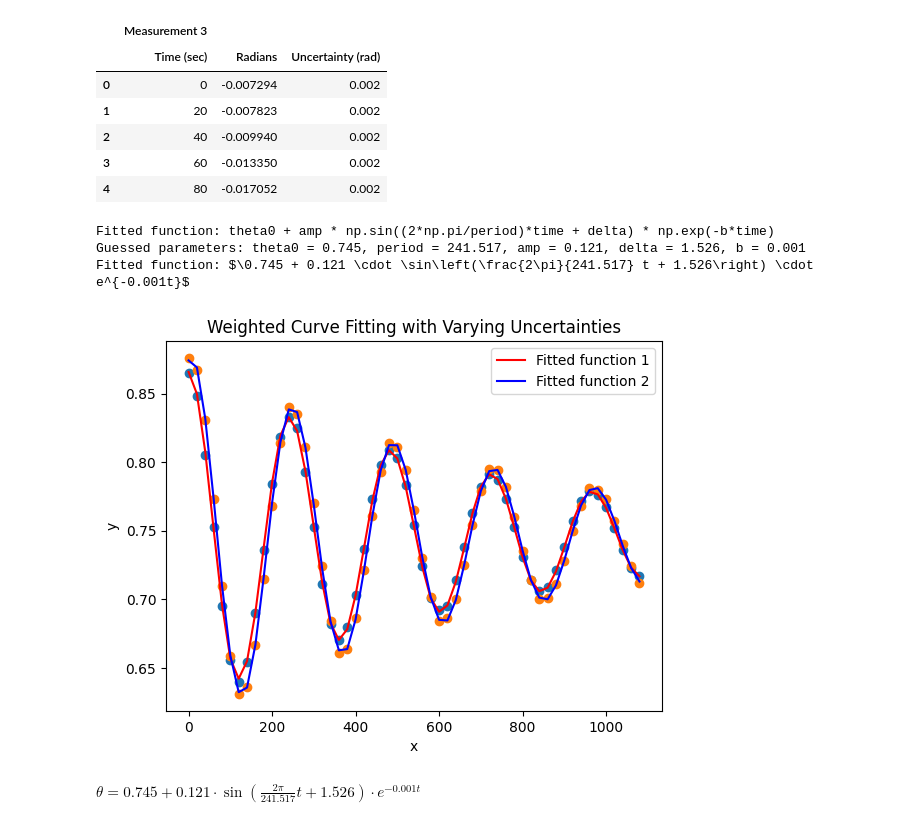
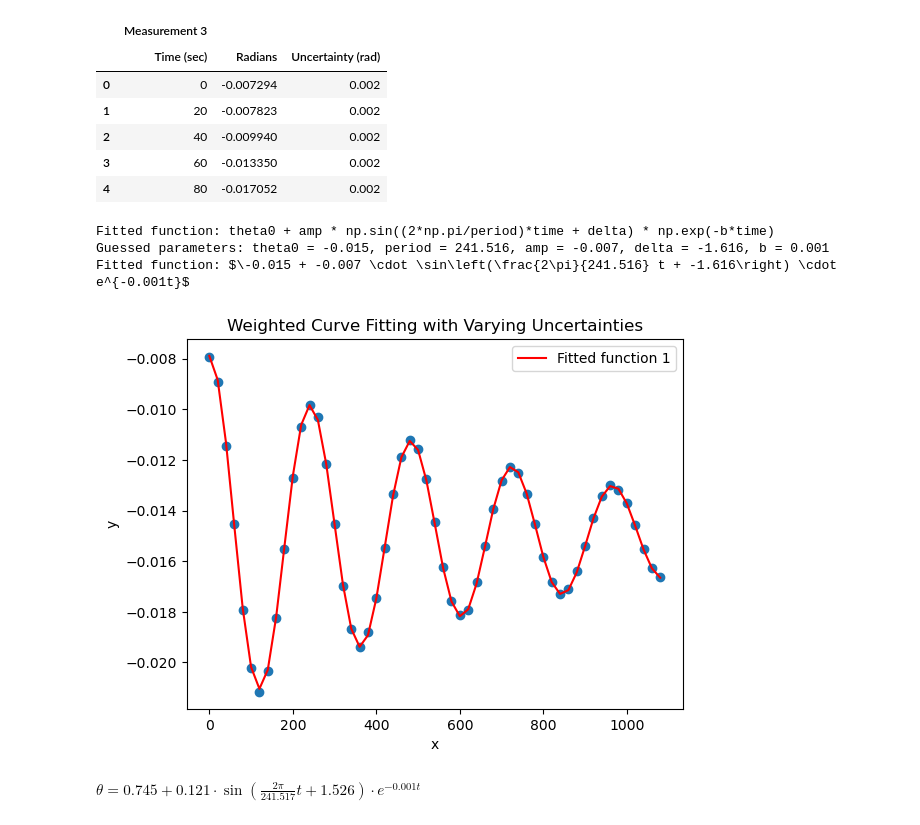
Before and after one commit to Steinburglar/advanced_exp, a Jupyter notebook: FAFO/TestCasey.ipynb, the cells around one changed output. Drawn from its saved outputs; the diff is of its cells as text; code cells hidden in the pictures.

```diff
--- a/FAFO/TestCasey.ipynb
+++ b/FAFO/TestCasey.ipynb
@@ -50,11 +50,19 @@ display(dfs[2].head())
 | 2 | 40 | -0.009940 | 0.002 |
 | 3 | 60 | -0.013350 | 0.002 |
 | 4 | 80 | -0.017052 | 0.002 |
+# %%
+dfs[0]['Measurement 1']
+time = dfs[0]['Measurement 1','Time (sec)']
+radians = dfs[0]['Measurement 1','Radians']
+position = dfs[0]['Measurement 1','Radians']
+uncertainties = dfs[0]['Measurement 1','Uncertainty (rad)']
 # %%
-time1 = np.array(time1, dtype=float)
-position1 = np.array(position1, dtype=float)
-time3 = np.array(time3, dtype=float)
-position3 = np.array(position3, dtype=float)
+time = np.array(time, dtype=float)
+position = np.array(position, dtype=float)
+radians = np.array(radians, dtype=float)
+theta = 74.66
+# time3 = np.array(time3, dtype=float)
+# position3 = np.array(position3, dtype=float)
 # %%
 
 
@@ -66,41 +74,43 @@ def damped_oscillation(time, theta0, period,amp,delta, b):
     time (_float_): time value
     theta0 (_float_): equilibrium value of theta
     amp (_float_): amplitude of osscilations
     period (_float_):
     delta (_float_):
     b (_float_)
     """
     return theta0 + amp*np.sin(((2*np.pi)/period)*time+delta)*np.exp(-b*time)
 
 
-p1, cov1 = curve_fit(damped_oscillation, time1, position1, p0 = [theta1, 240,.095, .01, 0.01])
-p3, cov3 = curve_fit(damped_oscillation, time3, position3, p0 = [theta1, 240,.095, .01, 0.01])
+p1, cov1 = curve_fit(damped_oscillation, time, position, p0 = [theta, 240,.095, .01, 0.01])
+
+# p3, cov3 = curve_fit(damped_oscillation, time3, position3, p0 = [theta1, 240,.095, .01, 0.01])
 
 
 
 print(f"Fitted function: theta0 + amp * np.sin((2*np.pi/period)*time + delta) * np.exp(-b*time)")
 print(f"Guessed parameters: theta0 = {p1[0]:.3f}, period = {p1[1]:.3f}, amp = {p1[2]:.3f}, delta = {p1[3]:.3f}, b = {p1[4]:.3f}")
 
+
 # Print the fitted function in LaTeX with the fitted parameters
 fitted_function_latex = f"$\\{p1[0]:.3f} + {p1[2]:.3f} \\cdot \\sin\\left(\\frac{{2\\pi}}{{{p1[1]:.3f}}} t + {p1[3]:.3f}\\right) \\cdot e^{{-{p1[4]:.3f}t}}$"
+
 
 print(f"Fitted function: {fitted_function_latex}")
 
 
 
-plt.plot(time1, damped_oscillation(time1, *p1), label='Fitted function 1', color='red')
-plt.plot(time3, damped_oscillation(time3, *p3), label='Fitted function 2', color='blue')
-plt.scatter(time1, position1)
-plt.scatter(time3, position3)
+plt.plot(time, damped_oscillation(time, *p1), label='Fitted function 1', color='red')
+plt.scatter(time, position)
+
 plt.legend()
 plt.xlabel('x')
 plt.ylabel('y')
 plt.title('Weighted Curve Fitting with Varying Uncertainties')
 plt.show()
 # %% [output]
 Fitted function: theta0 + amp * np.sin((2*np.pi/period)*time + delta) * np.exp(-b*time)
-Guessed parameters: theta0 = 0.745, period = 241.517, amp = 0.121, delta = 1.526, b = 0.001
-Fitted function: $\0.745 + 0.121 \cdot \sin\left(\frac{2\pi}{241.517} t + 1.526\right) \cdot e^{-0.001t}$
+Guessed parameters: theta0 = -0.015, period = 241.516, amp = -0.007, delta = -1.616, b = 0.001
+Fitted function: $\-0.015 + -0.007 \cdot \sin\left(\frac{2\pi}{241.516} t + -1.616\right) \cdot e^{-0.001t}$
-[figure, old version]
+[figure, new version]
 # %% [markdown]
 $\theta = 0.745 + 0.121 \cdot \sin\left(\frac{2\pi}{241.517} t + 1.526\right) \cdot e^{-0.001t}$
```
Also changed, not shown: parts of 4 cells of this notebook.
